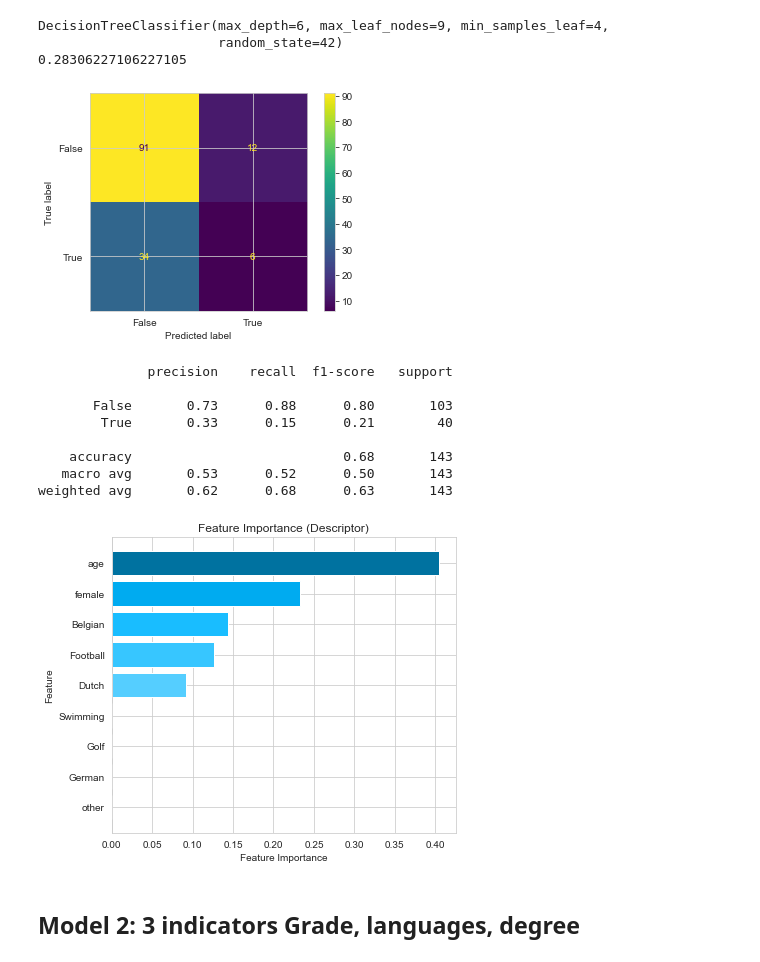
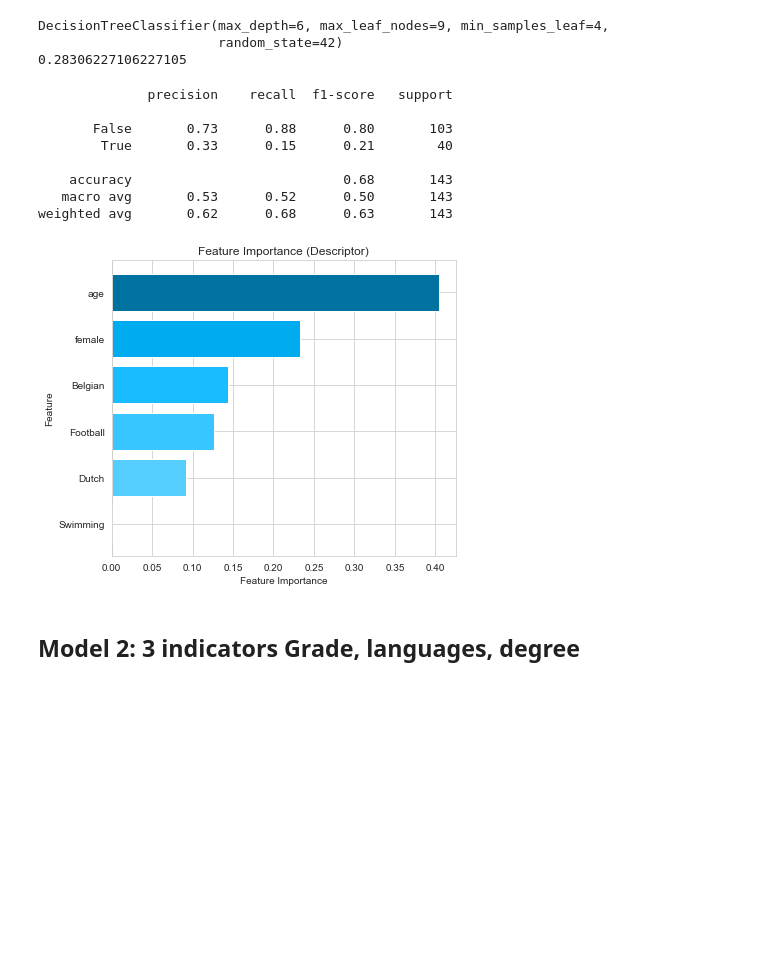
Before and after one commit to kwah-space/IDS-draft, a Jupyter notebook: A3 model.ipynb, the cells around one changed output. Saved outputs shown, nothing was run; the diff lists cells and outputs as text; code cells hidden in the pictures; blank space fills up the shorter version.

Commit message:
fixed colors and delete graphs

```diff
--- a/A3 model.ipynb
+++ b/A3 model.ipynb
@@ -567,39 +550,34 @@ DecisionTreeClassifier(max_depth=6, max_leaf_nodes=9, min_samples_leaf=4,
 # %%
 X = D_data_encoded.drop(columns=['decision', 'ind-university_grade', 'ind-programming_exp',
                                  'ind-languages', 'ind-exact_study', 'ind-degree',])
 y = D_data_encoded['decision']
 
 X_train_one, X_test_one, y_train_one, y_test_one = train_test_split(X, y, test_size=.3, random_state = 42,
                                                     stratify=y)
 
 model_one = DecisionTreeClassifier(max_depth=6, max_leaf_nodes=9, min_samples_leaf=4,
                        random_state=42)
 
 model_one.fit(X_train_one, y_train_one)
 predictions = model_one.predict(X_test_one)
-confusion_matrix = sklearn.metrics.confusion_matrix(y_test_one, predictions)
-cm_display = sklearn.metrics.ConfusionMatrixDisplay(confusion_matrix = confusion_matrix, display_labels = [False, True])
-cm_display.plot()
-plt.show()
 print(classification_report(y_test_one, predictions))
 
 plt.figure(figsize=(6, 5))
 
-plot_top_features(model_one, X_train_one.columns, top_n=9, title="Feature Importance (Descriptor)")
+plot_top_features(model_one, X_train_one.columns, top_n=6, title="Feature Importance (Descriptor)")
 
 plt.tight_layout()
 plt.show()
 # %% [output]
+              precision    recall  f1-score   support
+
+       False       0.73      0.88      0.80       103
+        True       0.33      0.15      0.21        40
+
+    accuracy                           0.68       143
+   macro avg       0.53      0.52      0.50       143
+weighted avg       0.62      0.68      0.63       143
-[figure, old version]
+[figure, new version]
-              precision    recall  f1-score   support
-
-       False       0.73      0.88      0.80       103
-        True       0.33      0.15      0.21        40
-
-    accuracy                           0.68       143
-   macro avg       0.53      0.52      0.50       143
-weighted avg       0.62      0.68      0.63       143
-[figure, removed]
 # %% [markdown]
 ## Model 2: 3 indicators Grade, languages, degree
 # %%
```
Also changed, not shown: parts of 15 cells of this notebook.
